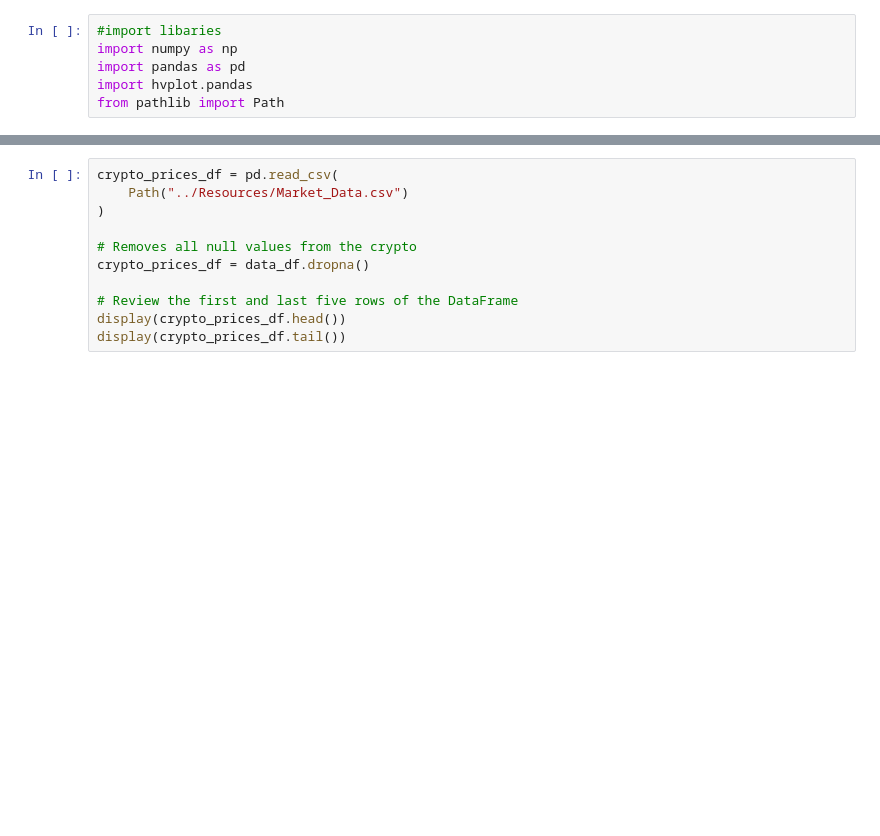
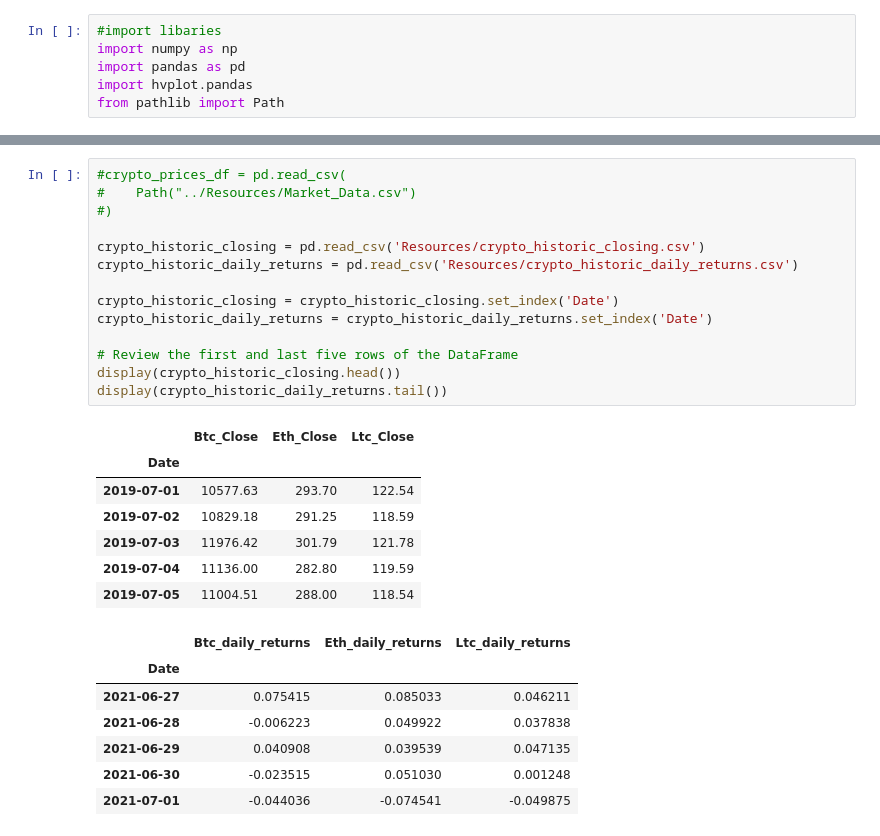
Before and after one commit to jpweldon/Cryptocurrency_Stock_Correlation, a Jupyter notebook: Data_Analysis/data_analysis.ipynb, the cells around one changed output, grey strips where cells are left out. Cells and saved outputs as stored; diff of their text form; blank space fills up the shorter version.

Commit message:
Importer cyrpto and SPY cumm ret and daily return. Plotted imported data and did some moving of files.

```diff
--- a/Data_Analysis/data_analysis.ipynb
+++ b/Data_Analysis/data_analysis.ipynb
@@ -20,13 +75,31 @@ display(spy_prices_df.tail())
 # %%
-crypto_prices_df = pd.read_csv(
-    Path("../Resources/Market_Data.csv")
-)
+#crypto_prices_df = pd.read_csv(
+#    Path("../Resources/Market_Data.csv")
+#)
 
-# Removes all null values from the crypto
-crypto_prices_df = data_df.dropna()
+crypto_historic_closing = pd.read_csv('Resources/crypto_historic_closing.csv')
+crypto_historic_daily_returns = pd.read_csv('Resources/crypto_historic_daily_returns.csv')
+
+crypto_historic_closing = crypto_historic_closing.set_index('Date')
+crypto_historic_daily_returns = crypto_historic_daily_returns.set_index('Date')
 
 # Review the first and last five rows of the DataFrame
-display(crypto_prices_df.head())
-display(crypto_prices_df.tail())
+display(crypto_historic_closing.head())
+display(crypto_historic_daily_returns.tail())
+# %% [output]
+|  | Btc_Close | Eth_Close | Ltc_Close |
+| Date |  |  |  |
+| 2019-07-01 | 10577.63 | 293.70 | 122.54 |
+| 2019-07-02 | 10829.18 | 291.25 | 118.59 |
+| 2019-07-03 | 11976.42 | 301.79 | 121.78 |
+| 2019-07-04 | 11136.00 | 282.80 | 119.59 |
+| 2019-07-05 | 11004.51 | 288.00 | 118.54 |
+|  | Btc_daily_returns | Eth_daily_returns | Ltc_daily_returns |
+| Date |  |  |  |
+| 2021-06-27 | 0.075415 | 0.085033 | 0.046211 |
+| 2021-06-28 | -0.006223 | 0.049922 | 0.037838 |
+| 2021-06-29 | 0.040908 | 0.039539 | 0.047135 |
+| 2021-06-30 | -0.023515 | 0.051030 | 0.001248 |
+| 2021-07-01 | -0.044036 | -0.074541 | -0.049875 |
 # %%
 # Create the plot for the daily returns spy
```
Also changed, not shown: parts of 9 cells of this notebook, 11 other files.
